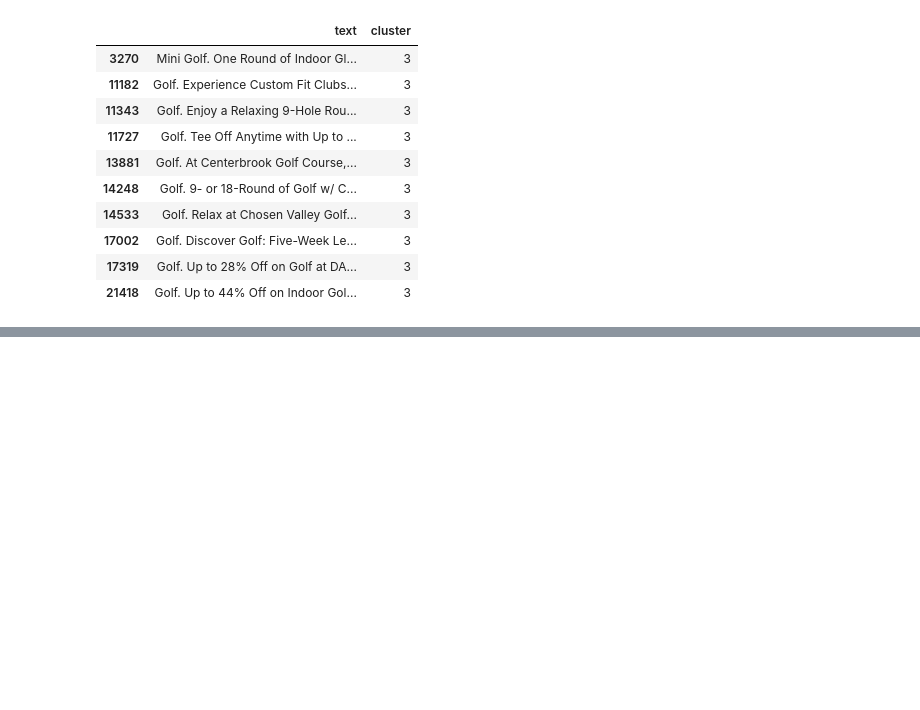
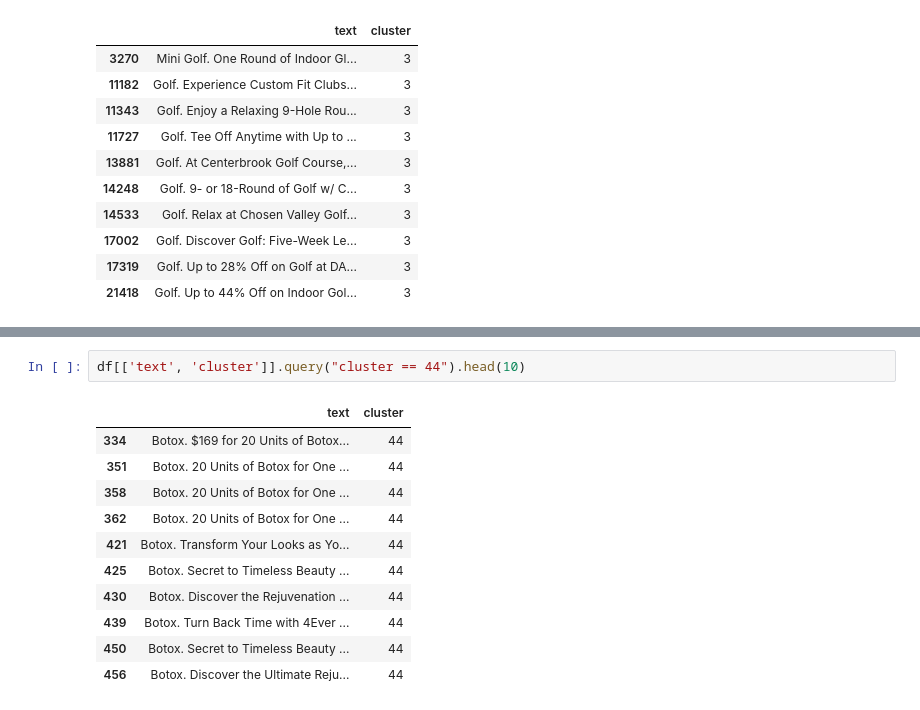
Before and after one commit to zphilippcz/research, a Jupyter notebook: clusters/deal_clusters.ipynb, the cells around one changed output, grey strips where cells are left out. Cells and saved outputs as stored; diff of their text form; blank space fills up the shorter version.

```diff
--- a/clusters/deal_clusters.ipynb
+++ b/clusters/deal_clusters.ipynb
@@ -113,0 +128,14 @@ df[['text', 'cluster']].query("cluster == 3").head(10)
+# %%
+df[['text', 'cluster']].query("cluster == 44").head(10)
+# %% [output]
+|  | text | cluster |
+| 334 | Botox. $169 for 20 Units of Botox... | 44 |
+| 351 | Botox. 20 Units of Botox for One ... | 44 |
+| 358 | Botox. 20 Units of Botox for One ... | 44 |
+| 362 | Botox. 20 Units of Botox for One ... | 44 |
+| 421 | Botox. Transform Your Looks as Yo... | 44 |
+| 425 | Botox. Secret to Timeless Beauty ... | 44 |
+| 430 | Botox. Discover the Rejuvenation ... | 44 |
+| 439 | Botox. Turn Back Time with 4Ever ... | 44 |
+| 450 | Botox. Secret to Timeless Beauty ... | 44 |
+| 456 | Botox. Discover the Ultimate Reju... | 44 |
```
Also changed, not shown: parts of 11 cells of this notebook.
